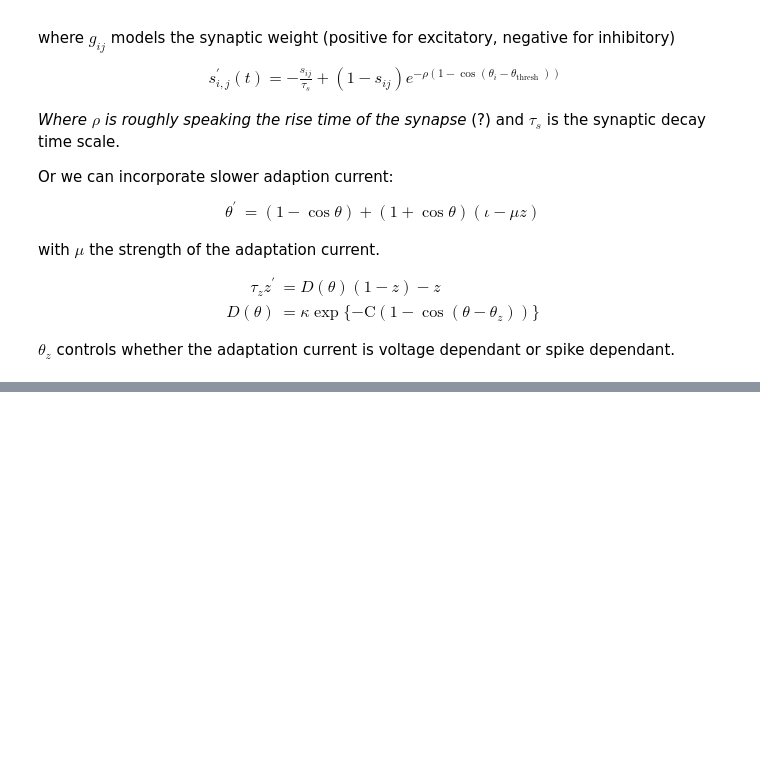
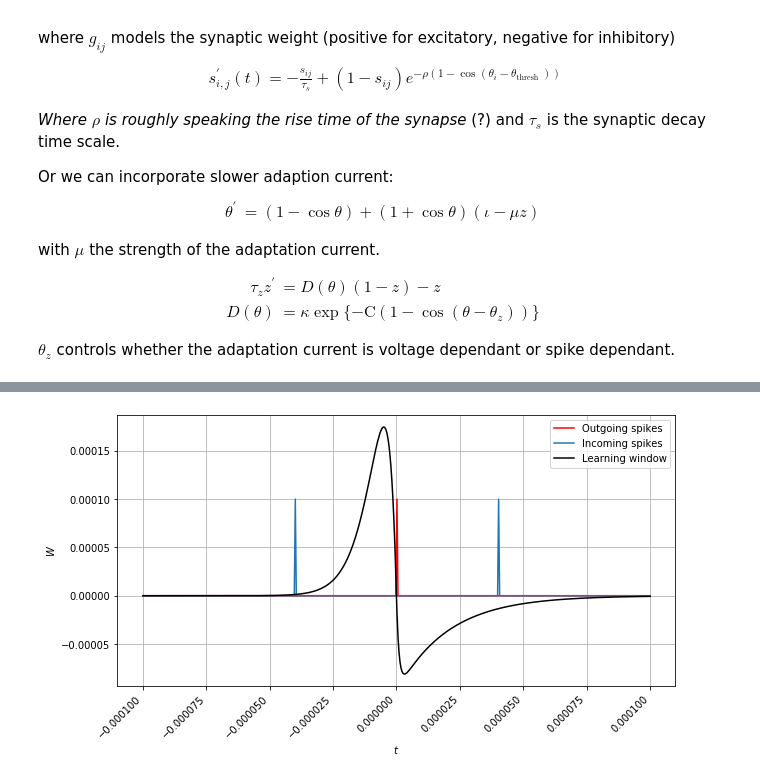
Before and after one commit to simonaertssen/AdaptiveNeuronalNetworks, a Jupyter notebook: Notes meeting 24_09_2020.ipynb, the cells around one changed output, grey strips where cells are left out. Cells and saved outputs as stored; diff of their text form; code cells hidden in the pictures; blank space fills up the shorter version.

```diff
--- a/Notes meeting 24_09_2020.ipynb
+++ b/Notes meeting 24_09_2020.ipynb
@@ -323,0 +377,37 @@ $\theta_z$ controls whether the adaptation current is voltage dependant or spike
+# %%
+def Window(t):
+    learning_rate = 10.0e-5
+    t_syn = 5.0e-6
+    t_pos = 1.0e-6
+    t_neg = 20.0e-6
+    eps = 1.0e-9
+
+    W = np.zeros(t.shape)
+    t_neg_idx = t <= 0
+    t_pos_idx = t > 0
+    W[t_neg_idx] = np.exp(t[t_neg_idx]/t_syn + eps)*((1-t[t_neg_idx]/t_pos) - (1-t[t_neg_idx]/t_neg))
+    W[t_pos_idx] = np.exp(-t[t_pos_idx]/t_pos + eps) - np.exp(-t[t_pos_idx]/t_neg + eps)
+    return learning_rate * W
+
+t = np.linspace(-1.0e-4, 1.0e-4, 500)
+W = Window(t)
+
+S_i = np.zeros(t.shape)
+S_i[250] = 1.0e-4
+
+S_j = np.zeros(t.shape)
+S_j[150] = S_j[350] = 1.0e-4
+
+plt.figure(figsize=(10,5))
+plt.grid(True)
+plt.plot(t,S_i,'r',label="Outgoing spikes")
+plt.plot(t,S_j,label="Incoming spikes")
+plt.plot(t,W,'k',label="Learning window")
+
+plt.xticks(rotation=45, ha="right")
+plt.xlabel(r"$t$")
+plt.ylabel(r"$W$")
+
+plt.legend();
+# %% [output]
+[figure, added]
```
Also changed, not shown: parts of 13 cells of this notebook, 2 other files.
